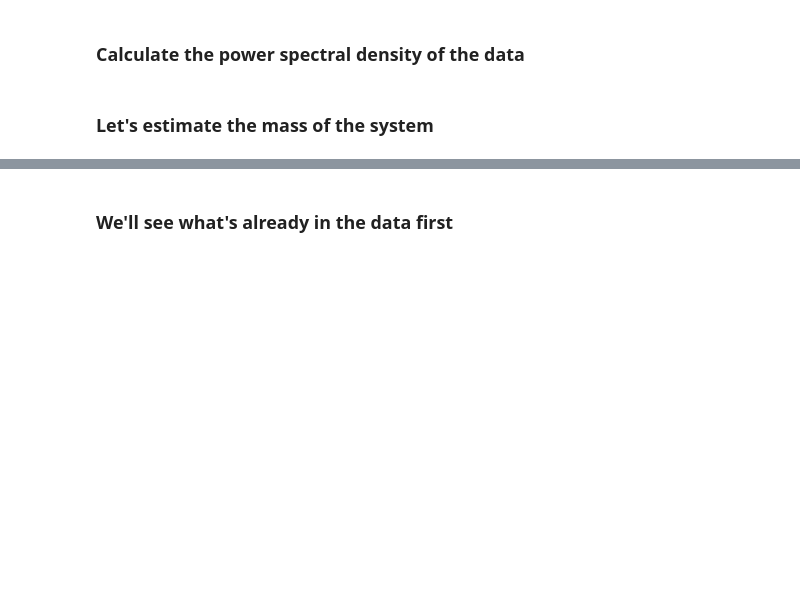
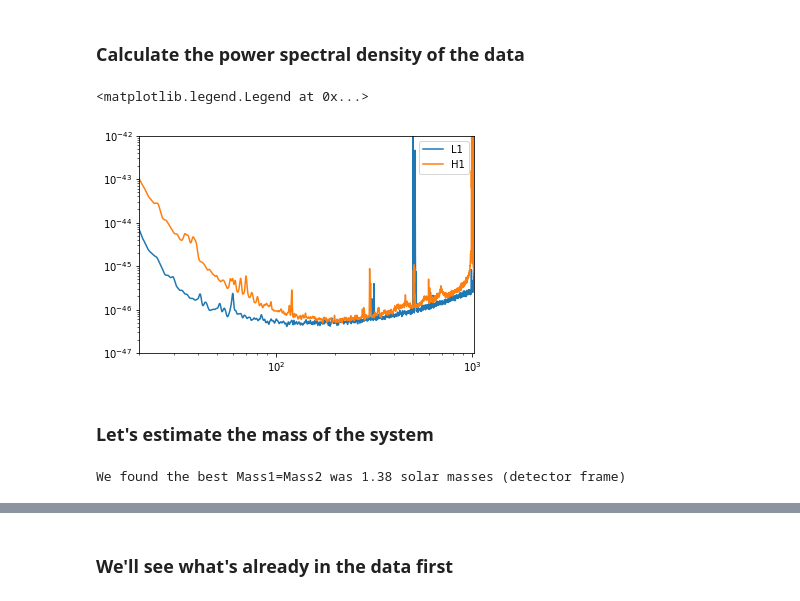
Before and after one commit to gwastro/PyCBC-Tutorials, a Jupyter notebook: examples/gw170817_mass_estimate.ipynb, the cells around one changed output, grey strips where cells are left out. Cells and saved outputs as stored; diff of their text form; code cells hidden in the pictures; blank space fills up the shorter version.

```diff
--- a/examples/gw170817_mass_estimate.ipynb
+++ b/examples/gw170817_mass_estimate.ipynb
@@ -64,22 +76,25 @@ Downloading https://www.gw-openscience.org/catalog/GWTC-1-confident/filelist/ [D
 # %%
 from pycbc.psd import interpolate, inverse_spectrum_truncation
 
 psds = {}
 for ifo in ['L1', 'H1']:
     # Calculate a psd from the data. We'll use 2s segments in a median - welch style estimate
     # We then interpolate the PSD to the desired frequency step.
     psds[ifo] = interpolate(strain[ifo].psd(2), stilde[ifo].delta_f)
 
     # We explicitly control how much data will be corrupted by overwhitening the data later on
     # In this case we choose 2 seconds.
-    psds[ifo] = inverse_spectrum_truncation(psds[ifo], 2 * strain[ifo].sample_rate,
+    psds[ifo] = inverse_spectrum_truncation(psds[ifo], int(2 * strain[ifo].sample_rate),
                                     low_frequency_cutoff=15.0,
                                     trunc_method='hann')
 
     pylab.loglog(psds[ifo].sample_frequencies, psds[ifo], label=ifo)
     pylab.xlim(20, 1024)
     pylab.ylim(1e-47, 1e-42)
 pylab.legend()
+# %% [output]
+<matplotlib.legend.Legend at 0x...>
+[figure, added]
 # %% [markdown]
 ### Let's estimate the mass of the system ###
 # %%
@@ -116,7 +131,7 @@ for m in masses:
         # The time of the peak
         max_time[ifo] = float(idx) / snr.sample_rate + snr.start_time
 
-    network_snr = (abs(numpy.array(max_snr.values())) ** 2.0).sum() ** 0.5
+    network_snr = (abs(numpy.array(list(max_snr.values()))) ** 2.0).sum() ** 0.5
     snrs.append(max_snr)
 
     # Keep track of only the loudest peak
@@ -129,6 +144,8 @@ for m in masses:
 # here are in the *detector* frame, so if the source is located far away, it will in
 # fact correspond to a lighter system due to cosmological redshift.
 print("We found the best Mass1=Mass2 was %2.2f solar masses (detector frame)" % mmax)
+# %% [output]
+We found the best Mass1=Mass2 was 1.38 solar masses (detector frame)
 # %%
 # We can see how the estimate from each IFO agrees
 import numpy
```
Also changed, not shown: parts of 6 cells of this notebook, 10 other files.
